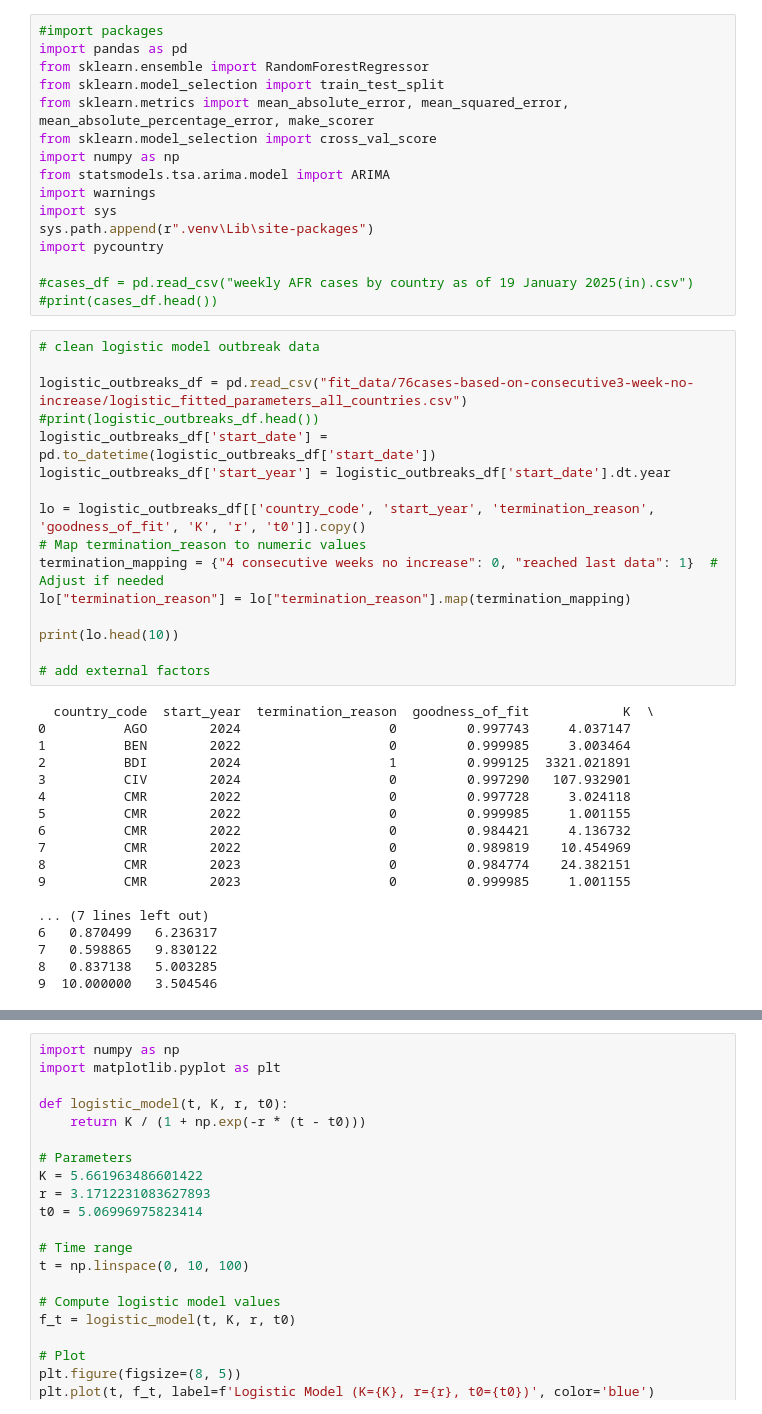
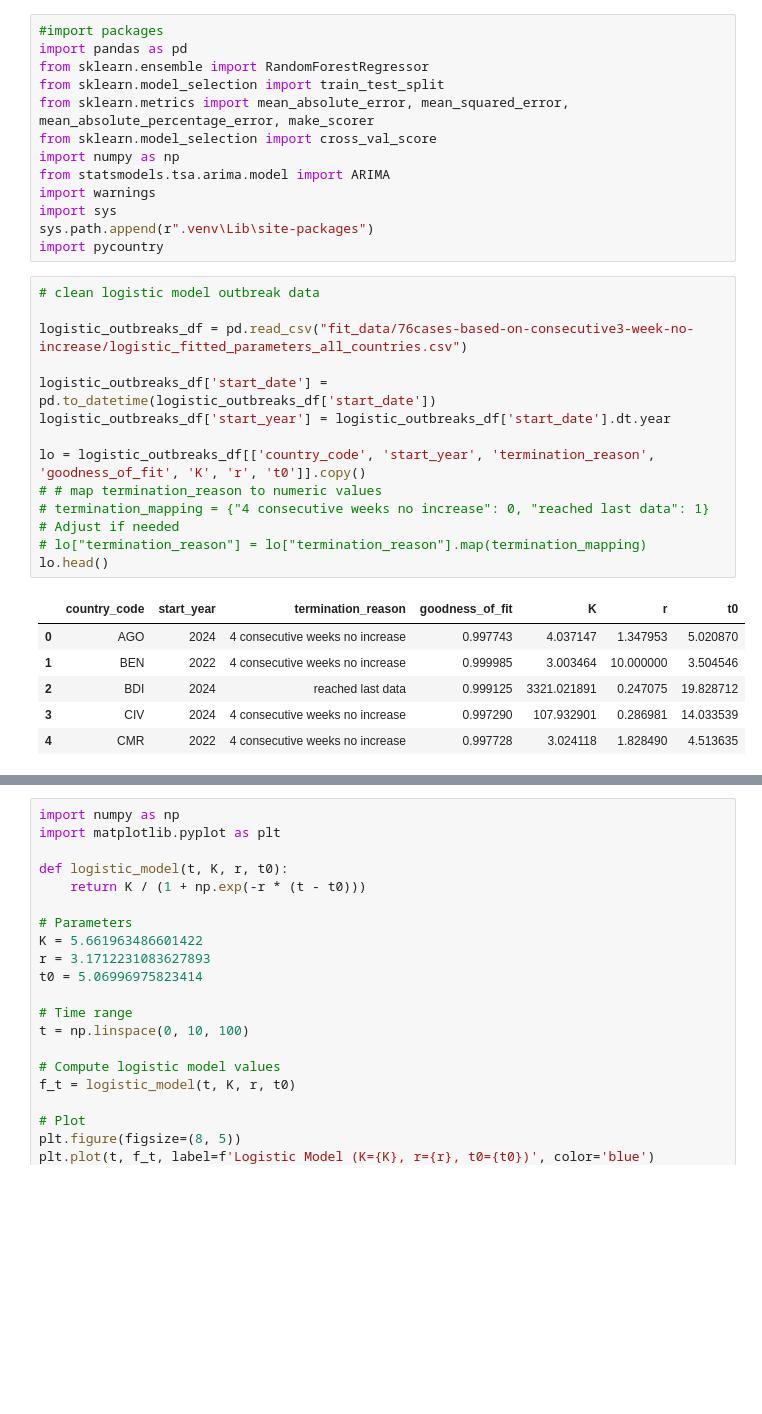
Before and after one commit to KevinDZLiu/Interdisciplinary-Research-Computing-Group-6, a Jupyter notebook: project.ipynb, the cells around one changed output, grey strips where cells are left out. Cells and saved outputs as stored; diff of their text form; blank space fills up the shorter version.

```diff
--- a/project.ipynb
+++ b/project.ipynb
@@ -11,40 +11,23 @@ import warnings
 import sys
 sys.path.append(r".venv\Lib\site-packages")
 import pycountry
-
-#cases_df = pd.read_csv("weekly AFR cases by country as of 19 January 2025(in).csv")
-#print(cases_df.head())
 # %%
 # clean logistic model outbreak data
 
 logistic_outbreaks_df = pd.read_csv("fit_data/76cases-based-on-consecutive3-week-no-increase/logistic_fitted_parameters_all_countries.csv")
-#print(logistic_outbreaks_df.head())
+
 logistic_outbreaks_df['start_date'] = pd.to_datetime(logistic_outbreaks_df['start_date'])
 logistic_outbreaks_df['start_year'] = logistic_outbreaks_df['start_date'].dt.year
 
 lo = logistic_outbreaks_df[['country_code', 'start_year', 'termination_reason', 'goodness_of_fit', 'K', 'r', 't0']].copy()
-# Map termination_reason to numeric values
-termination_mapping = {"4 consecutive weeks no increase": 0, "reached last data": 1}  # Adjust if needed
-lo["termination_reason"] = lo["termination_reason"].map(termination_mapping)
-
-print(lo.head(10))
-
-# add external factors
+# # map termination_reason to numeric values
+# termination_mapping = {"4 consecutive weeks no increase": 0, "reached last data": 1}  # Adjust if needed
+# lo["termination_reason"] = lo["termination_reason"].map(termination_mapping)
+lo.head()
 # %% [output]
-  country_code  start_year  termination_reason  goodness_of_fit            K  \
-0          AGO        2024                   0         0.997743     4.037147
-1          BEN        2022                   0         0.999985     3.003464
-2          BDI        2024                   1         0.999125  3321.021891
-3          CIV        2024                   0         0.997290   107.932901
-4          CMR        2022                   0         0.997728     3.024118
-5          CMR        2022                   0         0.999985     1.001155
-6          CMR        2022                   0         0.984421     4.136732
-7          CMR        2022                   0         0.989819    10.454969
-8          CMR        2023                   0         0.984774    24.382151
-9          CMR        2023                   0         0.999985     1.001155
-
-... (7 lines left out)
-6   0.870499   6.236317
-7   0.598865   9.830122
-8   0.837138   5.003285
-9  10.000000   3.504546
+|  | country_code | start_year | termination_reason | goodness_of_fit | K | r | t0 |
+| 0 | AGO | 2024 | 4 consecutive weeks no increase | 0.997743 | 4.037147 | 1.347953 | 5.020870 |
+| 1 | BEN | 2022 | 4 consecutive weeks no increase | 0.999985 | 3.003464 | 10.000000 | 3.504546 |
+| 2 | BDI | 2024 | reached last data | 0.999125 | 3321.021891 | 0.247075 | 19.828712 |
+| 3 | CIV | 2024 | 4 consecutive weeks no increase | 0.997290 | 107.932901 | 0.286981 | 14.033539 |
+| 4 | CMR | 2022 | 4 consecutive weeks no increase | 0.997728 | 3.024118 | 1.828490 | 4.513635 |
```
Also changed, not shown: parts of 16 cells of this notebook.
